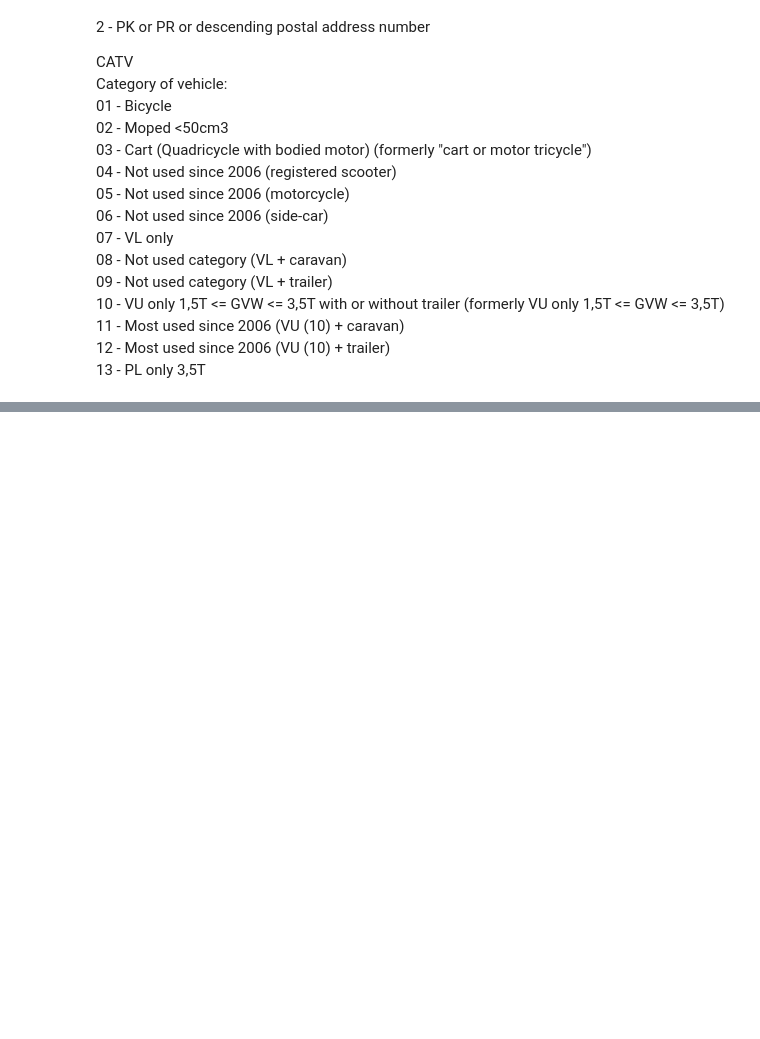
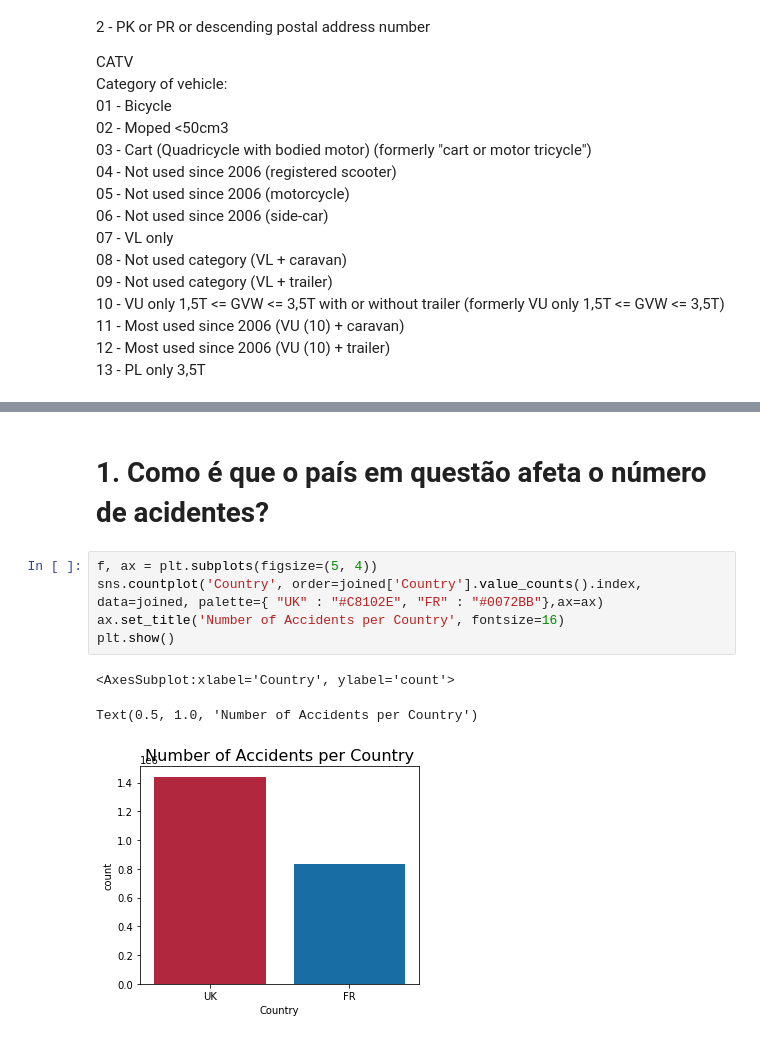
Before and after one commit to JotaCruz20/SGD2, a Jupyter notebook: 2º Projeto.ipynb, the cells around one changed output, grey strips where cells are left out. Cells and saved outputs as stored; diff of their text form; blank space fills up the shorter version.

```diff
--- a/2º Projeto.ipynb
+++ b/2º Projeto.ipynb
@@ -1100,0 +1079,11 @@ Text(0.5, 1.0, 'Number of Accidents Severity')
+# %% [markdown]
+# 1.  Como é que o país em questão afeta o número de acidentes?
+# %%
+f, ax = plt.subplots(figsize=(5, 4))
+sns.countplot('Country', order=joined['Country'].value_counts().index, data=joined, palette={ "UK" : "#C8102E", "FR" : "#0072BB"},ax=ax)
+ax.set_title('Number of Accidents per Country', fontsize=16)
+plt.show()
+# %% [output]
+<AxesSubplot:xlabel='Country', ylabel='count'>
+Text(0.5, 1.0, 'Number of Accidents per Country')
+[figure, added]
```
Also changed, not shown: parts of 34 cells of this notebook.
